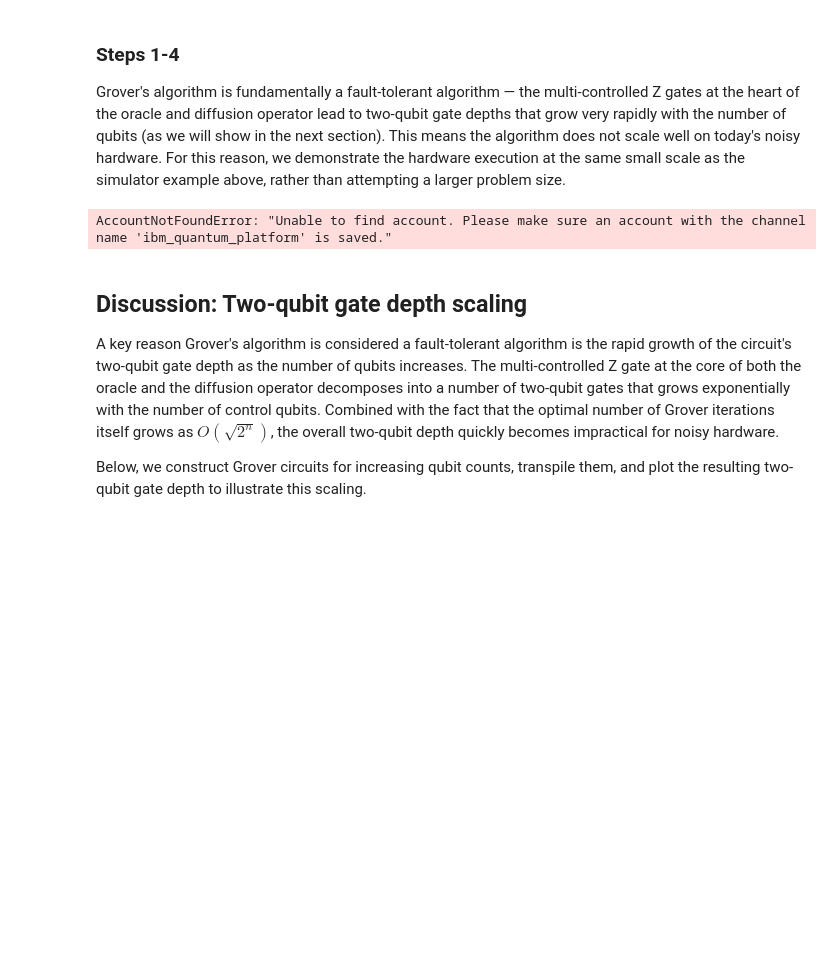
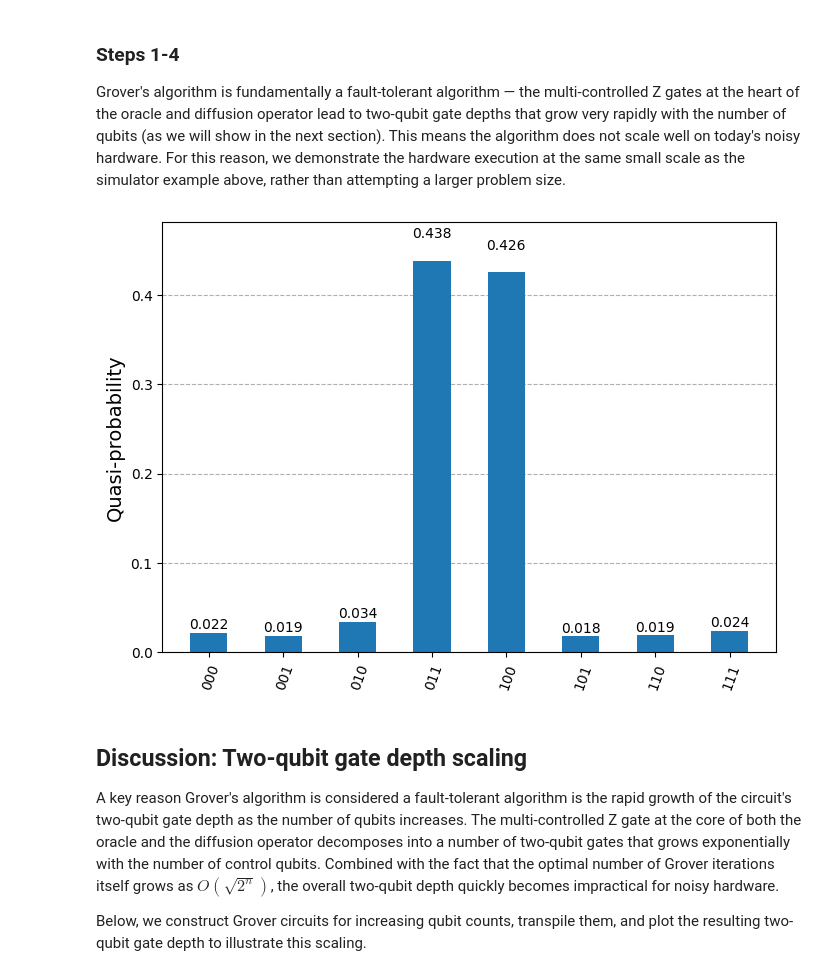
Before and after one commit to Pier2690/QuantumComputing, a Jupyter notebook: grovers-algorithm.ipynb, the cells around one changed output. Drawn from its saved outputs; the diff is of its cells as text; code cells hidden in the pictures; blank space fills up the shorter version.

```diff
--- a/grovers-algorithm.ipynb
+++ b/grovers-algorithm.ipynb
@@ -177,35 +177,35 @@ grover_op = grover_operator(oracle)
 
 optimal_num_iterations = math.floor(
     math.pi
     / (4 * math.asin(math.sqrt(len(marked_states) / 2**grover_op.num_qubits)))
 )
 
 qc = QuantumCircuit(grover_op.num_qubits)
 qc.h(range(grover_op.num_qubits))
 qc.compose(grover_op.power(optimal_num_iterations), inplace=True)
 qc.measure_all()
 
 # -------------------------Step 2-------------------------
-service = QiskitRuntimeService()
+service = QiskitRuntimeService(name="grover-open") #bisogna prima configurare il servizio con il token di IBM Quantum Experience nel punto 13 di Grover.ipynb.
 backend = service.least_busy(
     operational=True, simulator=False, min_num_qubits=127
 )
 
 target = backend.target
 pm = generate_preset_pass_manager(target=target, optimization_level=3)
 circuit_isa = pm.run(qc)
 
 # -------------------------Step 3-------------------------
 sampler = Sampler(mode=backend)
 sampler.options.default_shots = 10_000
 sampler.options.environment.job_tags = ["TUT-GA"]
 result = sampler.run([circuit_isa]).result()
 dist = result[0].data.meas.get_counts()
 
 # -------------------------Step 4-------------------------
 plot_distribution(dist)
 # %% [output]
-AccountNotFoundError: "Unable to find account. Please make sure an account with the channel name 'ibm_quantum_platform' is saved."
+[figure, added]
 # %% [markdown]
 ## Discussion: Two-qubit gate depth scaling
 
```
Also changed, not shown: parts of 2 cells of this notebook.
